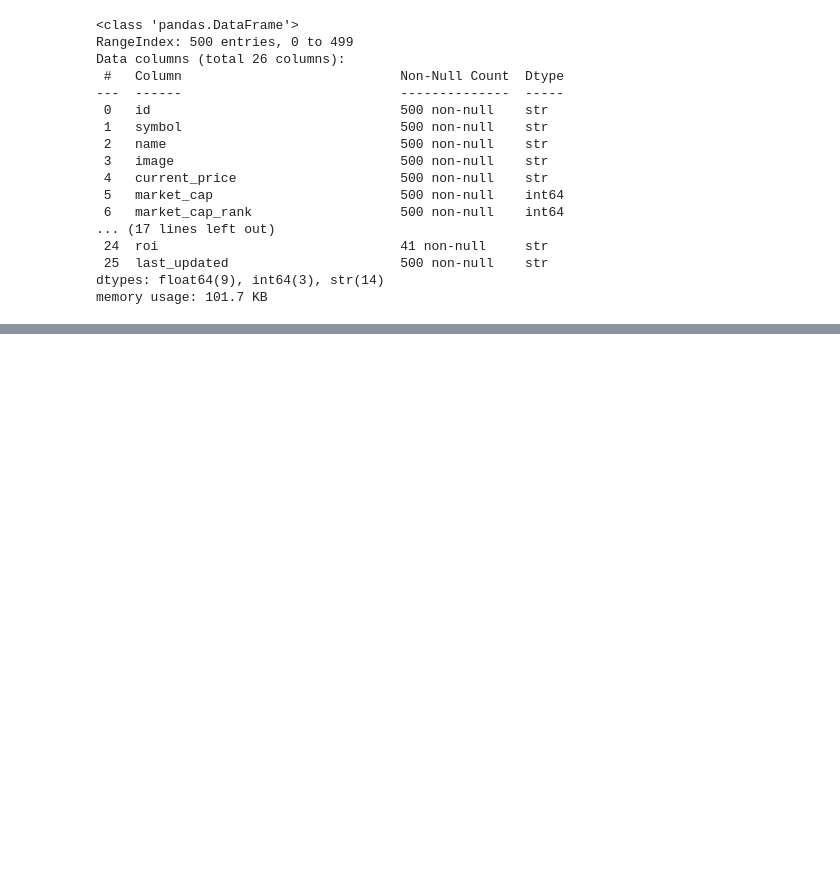
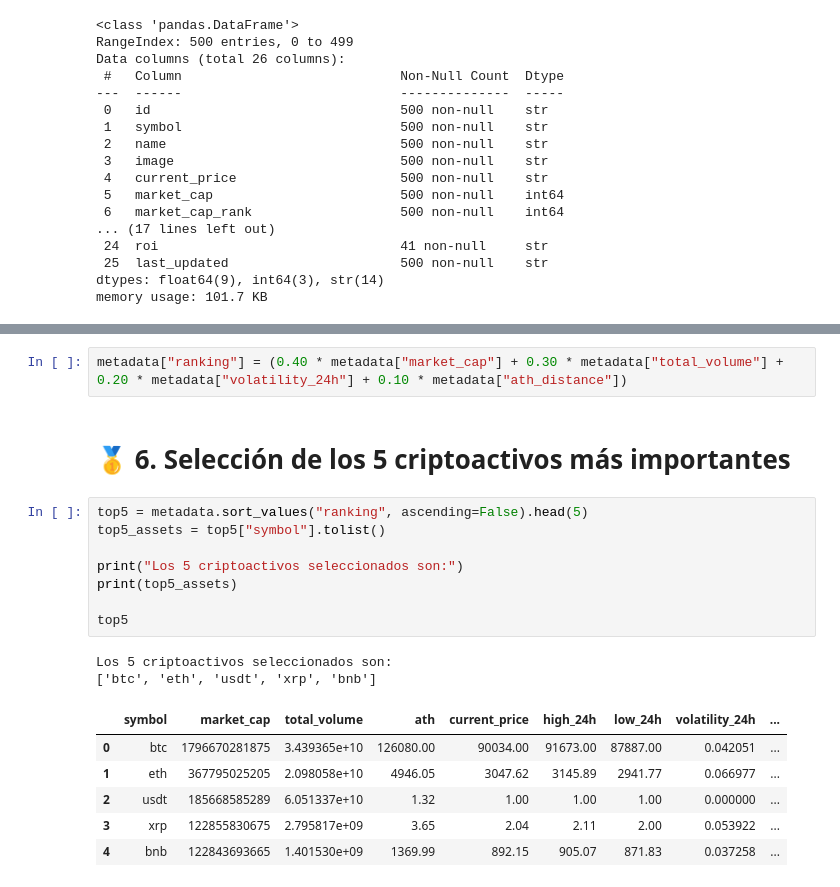
Before and after one commit to ramasa987/EDA_CRYPTO, a Jupyter notebook: CODIGO/NOTEBOOKS/EDA_MEMORIA_DESARROLLO.ipynb, the cells around one changed output, grey strips where cells are left out. Cells and saved outputs as stored; diff of their text form; blank space fills up the shorter version.

```diff
--- a/CODIGO/NOTEBOOKS/EDA_MEMORIA_DESARROLLO.ipynb
+++ b/CODIGO/NOTEBOOKS/EDA_MEMORIA_DESARROLLO.ipynb
@@ -123,0 +150,21 @@ memory usage: 23.4+ KB
+# %%
+metadata["ranking"] = (0.40 * metadata["market_cap"] + 0.30 * metadata["total_volume"] + 0.20 * metadata["volatility_24h"] + 0.10 * metadata["ath_distance"])
+# %% [markdown]
+# 🥇 6. Selección de los 5 criptoactivos más importantes
+# %%
+top5 = metadata.sort_values("ranking", ascending=False).head(5)
+top5_assets = top5["symbol"].tolist()
+
+print("Los 5 criptoactivos seleccionados son:")
+print(top5_assets)
+
+top5
+# %% [output]
+Los 5 criptoactivos seleccionados son:
+['btc', 'eth', 'usdt', 'xrp', 'bnb']
+|  | symbol | market_cap | total_volume | ath | current_price | high_24h | low_24h | volatility_24h | ... |
+| 0 | btc | 1796670281875 | 3.439365e+10 | 126080.00 | 90034.00 | 91673.00 | 87887.00 | 0.042051 | ... |
+| 1 | eth | 367795025205 | 2.098058e+10 | 4946.05 | 3047.62 | 3145.89 | 2941.77 | 0.066977 | ... |
+| 2 | usdt | 185668585289 | 6.051337e+10 | 1.32 | 1.00 | 1.00 | 1.00 | 0.000000 | ... |
+| 3 | xrp | 122855830675 | 2.795817e+09 | 3.65 | 2.04 | 2.11 | 2.00 | 0.053922 | ... |
+| 4 | bnb | 122843693665 | 1.401530e+09 | 1369.99 | 892.15 | 905.07 | 871.83 | 0.037258 | ... |
```
Also changed, not shown: parts of 33 cells of this notebook, 1 other file.
